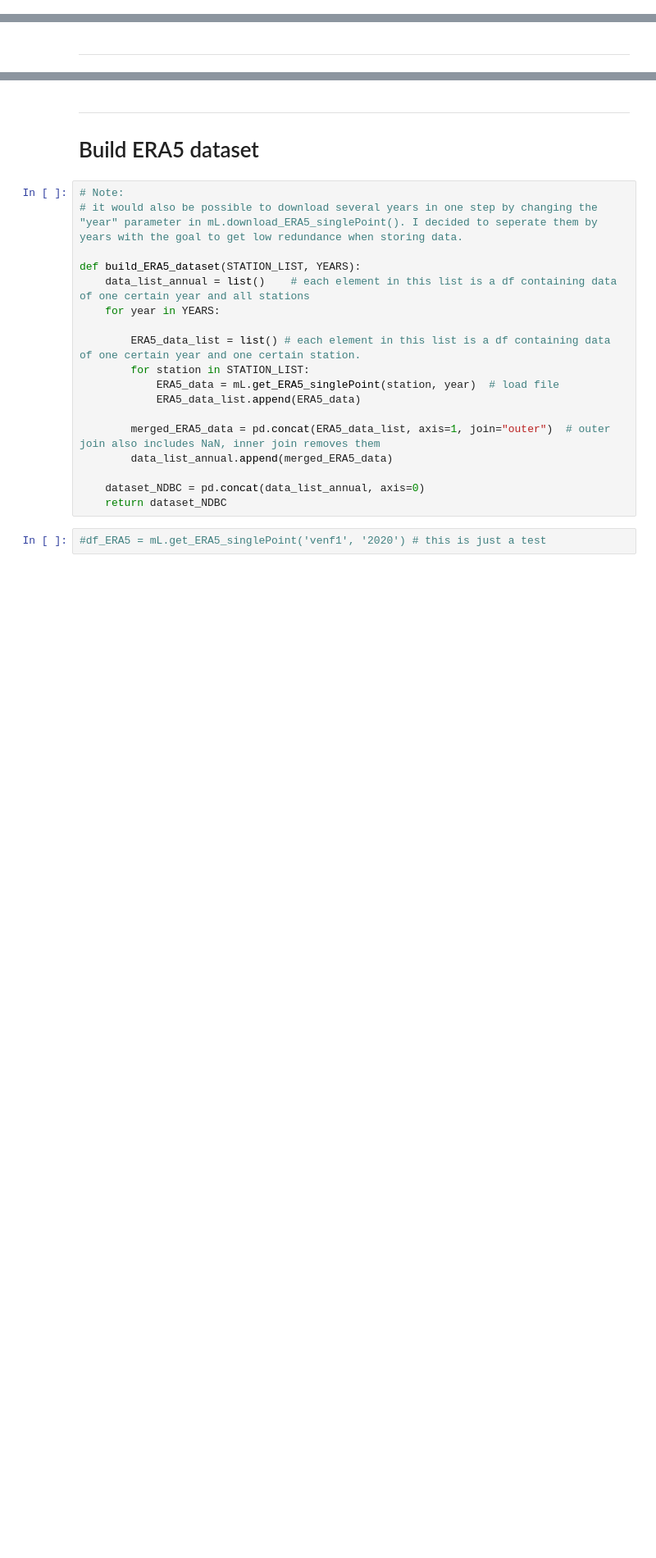
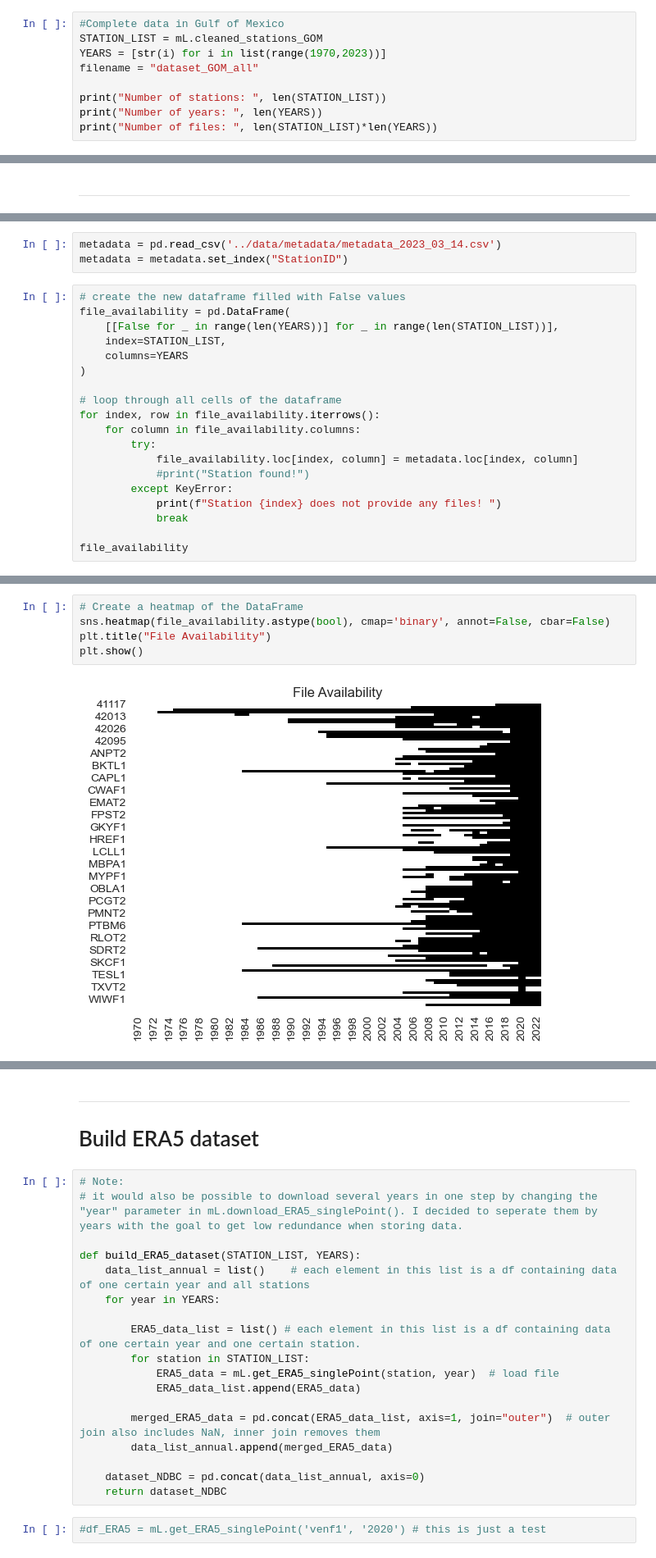
Before and after one commit to elsandner/Master_Project, a Jupyter notebook: create_datasets/build_dataset_script_1.ipynb, the cells around one changed output, grey strips where cells are left out. Shown at 82% size. Saved outputs shown, nothing was run; the diff lists cells and outputs as text; blank space fills up the shorter version.

```diff
--- a/create_datasets/build_dataset_script_1.ipynb
+++ b/create_datasets/build_dataset_script_1.ipynb
@@ -42,3 +43,12 @@ YEARS = [
 ]
 
 filename = "dataset1"
+# %%
+#Complete data in Gulf of Mexico
+STATION_LIST = mL.cleaned_stations_GOM
+YEARS = [str(i) for i in list(range(1970,2023))]
+filename = "dataset_GOM_all"
+
+print("Number of stations: ", len(STATION_LIST))
+print("Number of years: ", len(YEARS))
+print("Number of files: ", len(STATION_LIST)*len(YEARS))
@@ -48,0 +61,22 @@ filename = "dataset1"
+# %%
+metadata = pd.read_csv('../data/metadata/metadata_2023_03_14.csv')
+metadata = metadata.set_index("StationID")
+# %%
+# create the new dataframe filled with False values
+file_availability = pd.DataFrame(
+    [[False for _ in range(len(YEARS))] for _ in range(len(STATION_LIST))],
+    index=STATION_LIST,
+    columns=YEARS
+)
+
+# loop through all cells of the dataframe
+for index, row in file_availability.iterrows():
+    for column in file_availability.columns:
+        try:
+            file_availability.loc[index, column] = metadata.loc[index, column]
+            #print("Station found!")
+        except KeyError:
+            print(f"Station {index} does not provide any files! ")
+            break
+
+file_availability
@@ -48,0 +103,7 @@ filename = "dataset1"
+# %%
+# Create a heatmap of the DataFrame
+sns.heatmap(file_availability.astype(bool), cmap='binary', annot=False, cbar=False)
+plt.title("File Availability")
+plt.show()
+# %% [output]
+[figure, added]
```
Also changed, not shown: parts of 24 cells of this notebook, 15 other files.
